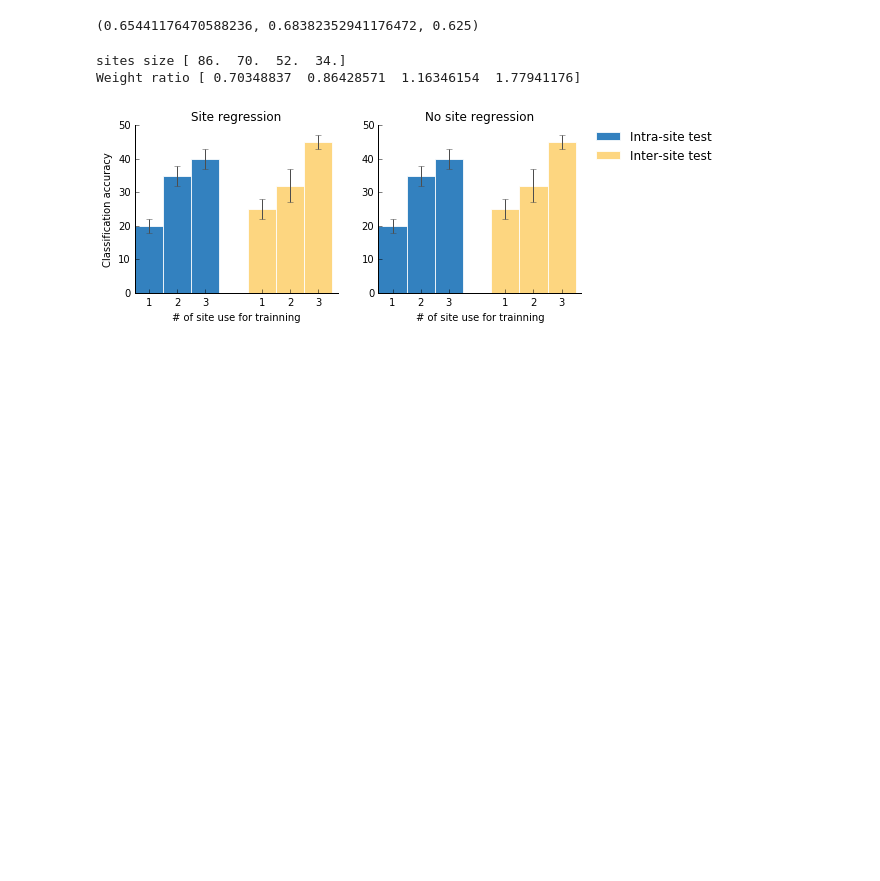
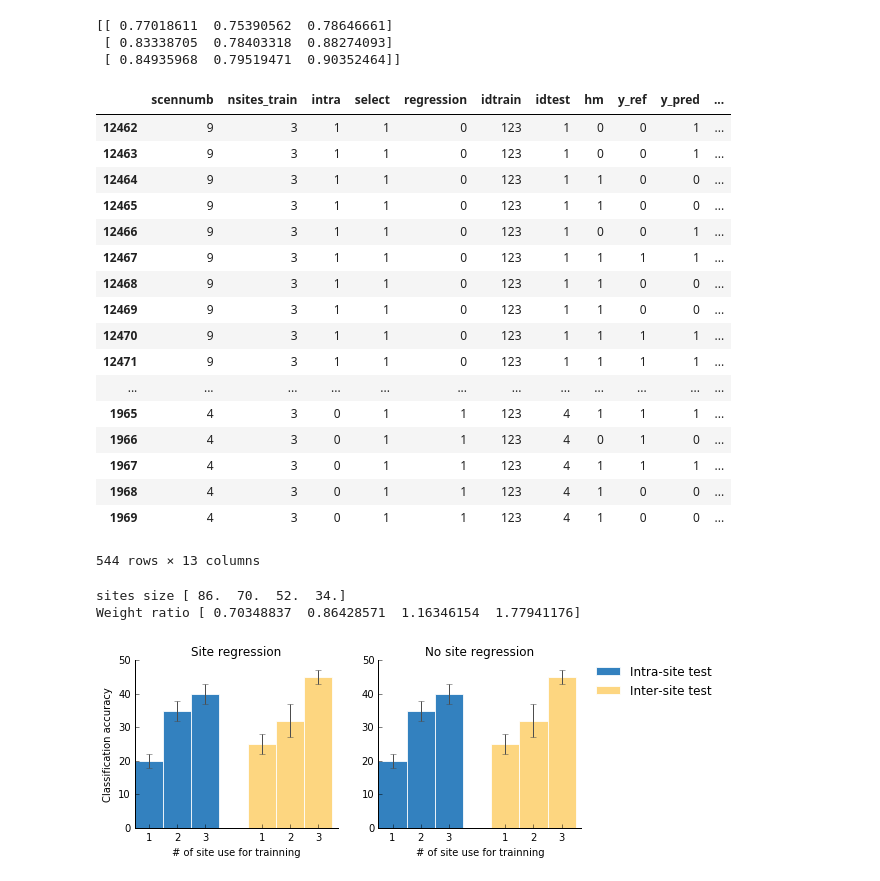
Before and after one commit to SIMEXP/schizo_multisite, a Jupyter notebook: figures/boxplot_acc.ipynb, the cells around one changed output. Cells and saved outputs as stored; diff of their text form; code cells hidden in the pictures; blank space fills up the shorter version.

```diff
--- a/figures/boxplot_acc.ipynb
+++ b/figures/boxplot_acc.ipynb
@@ -62,11 +59,40 @@ def get_stats(y_ref, y_pred, tp, tn):
+# %%
+scores = []
+# ['idtest', 'idtrain', 'nsites_train', 'intra', 'regression', 'select']
+stats = data[(data['nsites_train']==1) & (data['intra']==1) & (data['regression']==1) & (data['select']==0)]
+scores.append(get_stats(stats))
+stats = data[(data['nsites_train']==2) & (data['intra']==1) & (data['regression']==1) & (data['select']==0)]
+scores.append(get_stats(stats))
+stats = data[(data['nsites_train']==3) & (data['intra']==1) & (data['regression']==1) & (data['select']==0)]
+scores.append(get_stats(stats))
+
+
+print np.array(scores)
+# %% [output]
+[[ 0.77018611  0.75390562  0.78646661]
+ [ 0.83338705  0.78403318  0.88274093]
+ [ 0.84935968  0.79519471  0.90352464]]
 # %%
-
-stats = data[(data['select']==1) & (data['nsites_train']==3) & (data['idtrain']==123)].values[:,[-4,-3,-2,-1]]
-
-
-acc, sen, spe = get_stats(stats[:,0],stats[:,1],stats[:,2], stats[:,3])
+data[(data['select']==1) & (data['nsites_train']==3) & (data['idtrain']==123)]
 # %% [output]
+|  | scennumb | nsites_train | intra | select | regression | idtrain | idtest | hm | y_ref | y_pred | ... |
+| 12462 | 9 | 3 | 1 | 1 | 0 | 123 | 1 | 0 | 0 | 1 | ... |
+| 12463 | 9 | 3 | 1 | 1 | 0 | 123 | 1 | 0 | 0 | 1 | ... |
+| 12464 | 9 | 3 | 1 | 1 | 0 | 123 | 1 | 1 | 0 | 0 | ... |
+| 12465 | 9 | 3 | 1 | 1 | 0 | 123 | 1 | 1 | 0 | 0 | ... |
+| 12466 | 9 | 3 | 1 | 1 | 0 | 123 | 1 | 0 | 0 | 1 | ... |
+| 12467 | 9 | 3 | 1 | 1 | 0 | 123 | 1 | 1 | 1 | 1 | ... |
+| 12468 | 9 | 3 | 1 | 1 | 0 | 123 | 1 | 1 | 0 | 0 | ... |
+| 12469 | 9 | 3 | 1 | 1 | 0 | 123 | 1 | 1 | 0 | 0 | ... |
+| 12470 | 9 | 3 | 1 | 1 | 0 | 123 | 1 | 1 | 1 | 1 | ... |
+| 12471 | 9 | 3 | 1 | 1 | 0 | 123 | 1 | 1 | 1 | 1 | ... |
+| ... | ... | ... | ... | ... | ... | ... | ... | ... | ... | ... | ... |
+| 1965 | 4 | 3 | 0 | 1 | 1 | 123 | 4 | 1 | 1 | 1 | ... |
+| 1966 | 4 | 3 | 0 | 1 | 1 | 123 | 4 | 0 | 1 | 0 | ... |
+| 1967 | 4 | 3 | 0 | 1 | 1 | 123 | 4 | 1 | 1 | 1 | ... |
+| 1968 | 4 | 3 | 0 | 1 | 1 | 123 | 4 | 1 | 0 | 0 | ... |
+| 1969 | 4 | 3 | 0 | 1 | 1 | 123 | 4 | 1 | 0 | 0 | ... |
-(0.65441176470588236, 0.68382352941176472, 0.625)
+544 rows × 13 columns
 # %%
 # %% [output]
 sites size [ 86.  70.  52.  34.]
```
Also changed, not shown: parts of 5 cells of this notebook, 1 other file.
